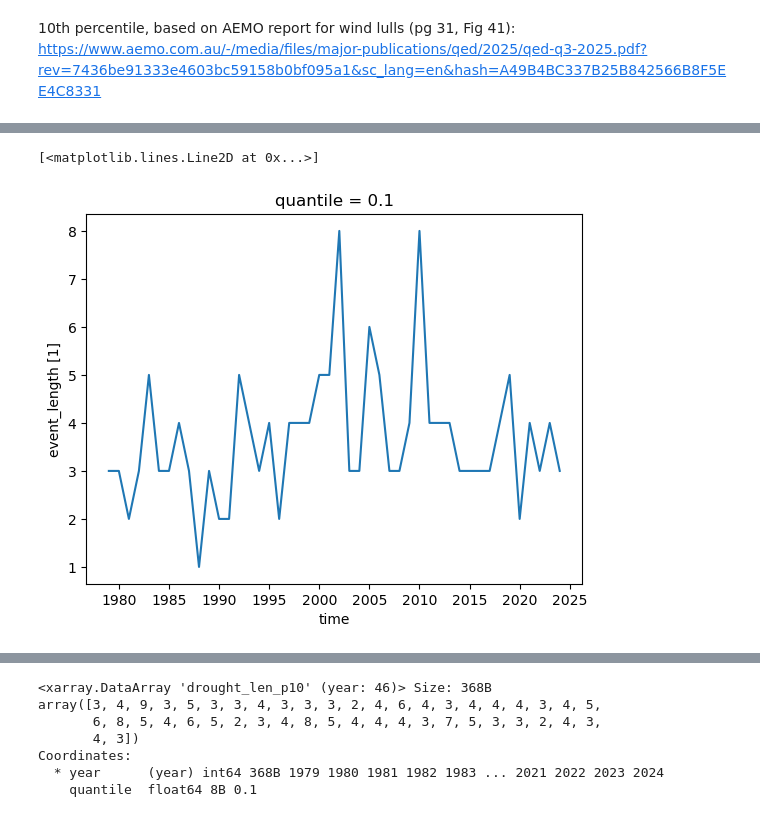
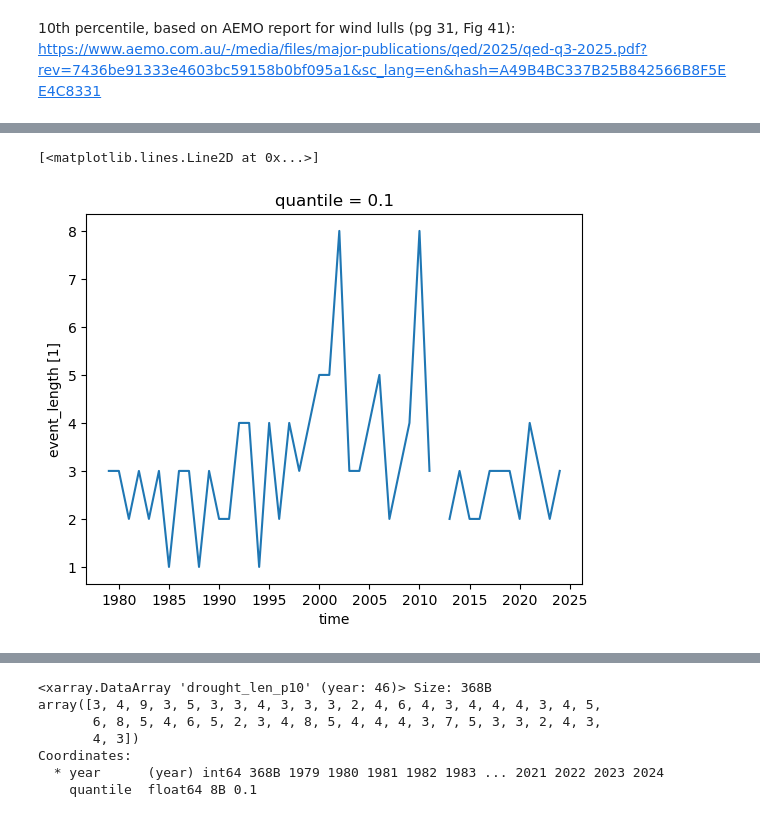
Before and after one commit to dougrichardson/wind_drought, a Jupyter notebook: 09_reanalysis_drought_stats.ipynb, the cells around one changed output, grey strips where cells are left out. Cells and saved outputs as stored; diff of their text form; code cells hidden in the pictures.

```diff
--- a/08_reanalysis_drought_stats.ipynb
+++ b/09_reanalysis_drought_stats.ipynb
@@ -184,8 +204,10 @@ import xclim
+# %%
+ds = ds.where(ds.time.dt.month.isin([5, 6, 7]), drop=False)
 # %%
-t = ws_dict["ERA5_NEM_NEM_wind_2030_unweighted"]["ws10m"].quantile(DROUGHT_Q, "time").values
+t = ds.quantile(DROUGHT_Q, "time").values
 # %%
 drought_days = xr.where(
-    ws_dict["ERA5_NEM_NEM_wind_2030_unweighted"]["ws10m"] < t,
+    ds < t,
     True, False
 ).assign_attrs(
         units="m/s"
@@ -202,9 +216,7 @@ Coordinates:
 x = xclim.indices.run_length.find_events(
     drought_days,
     window=1,
-    data=ws_dict["ERA5_NEM_NEM_wind_2030_unweighted"]["ws10m"].assign_attrs(
-        units="m/s"
-    )
+    data=ds
 )
 # %%
 plt.hist(x["event_length"].dropna("event"))
@@ -247,9 +268,7 @@ Coordinates:
 Attributes:
     units:    1
 # %%
-y["event_length"].isel(
-    time=y.time.dt.month.isin([4, 5, 6, 7, 8, 9, 10])
-).resample(time="1YS").max().plot()
+y["event_length"].resample(time="1YS").max().plot()
 # %% [output]
 [<matplotlib.lines.Line2D at 0x...>]
-[figure, old version]
+[figure, new version]
```
Also changed, not shown: parts of 12 cells of this notebook.
